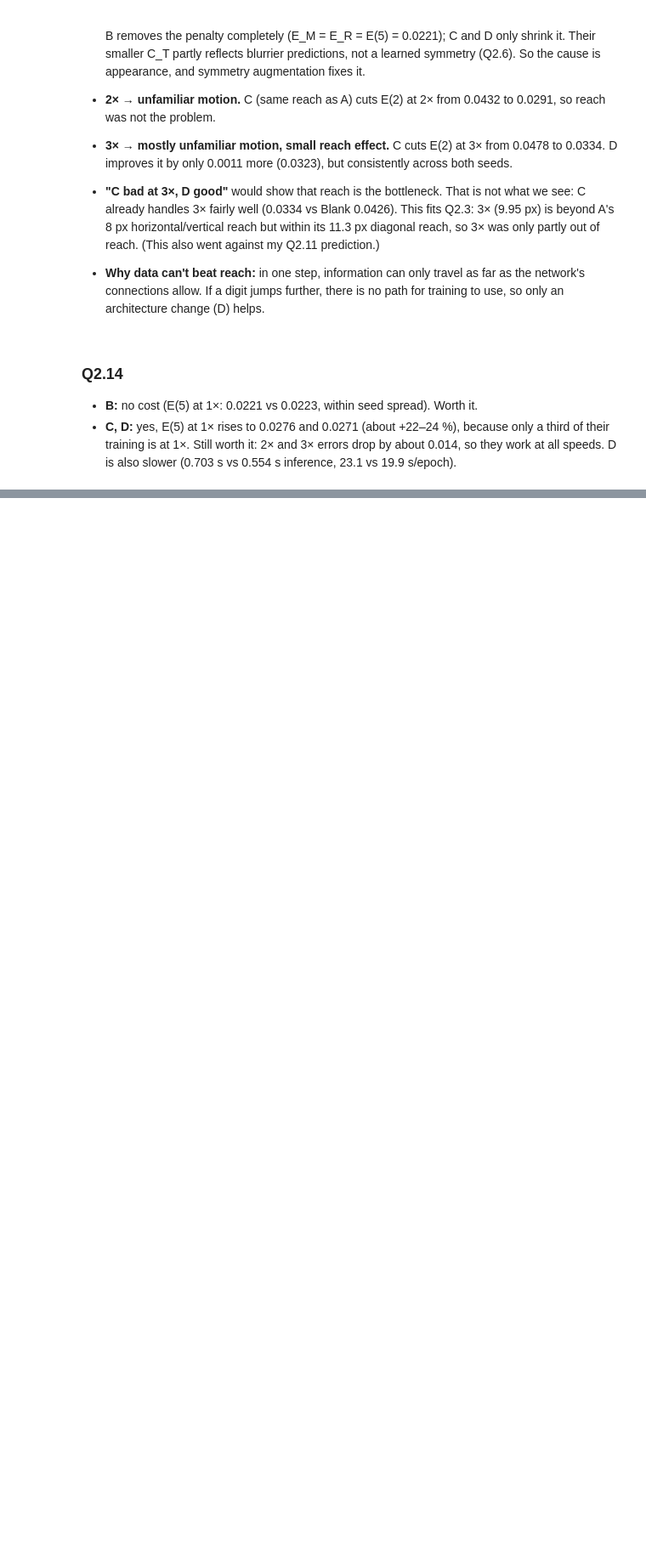
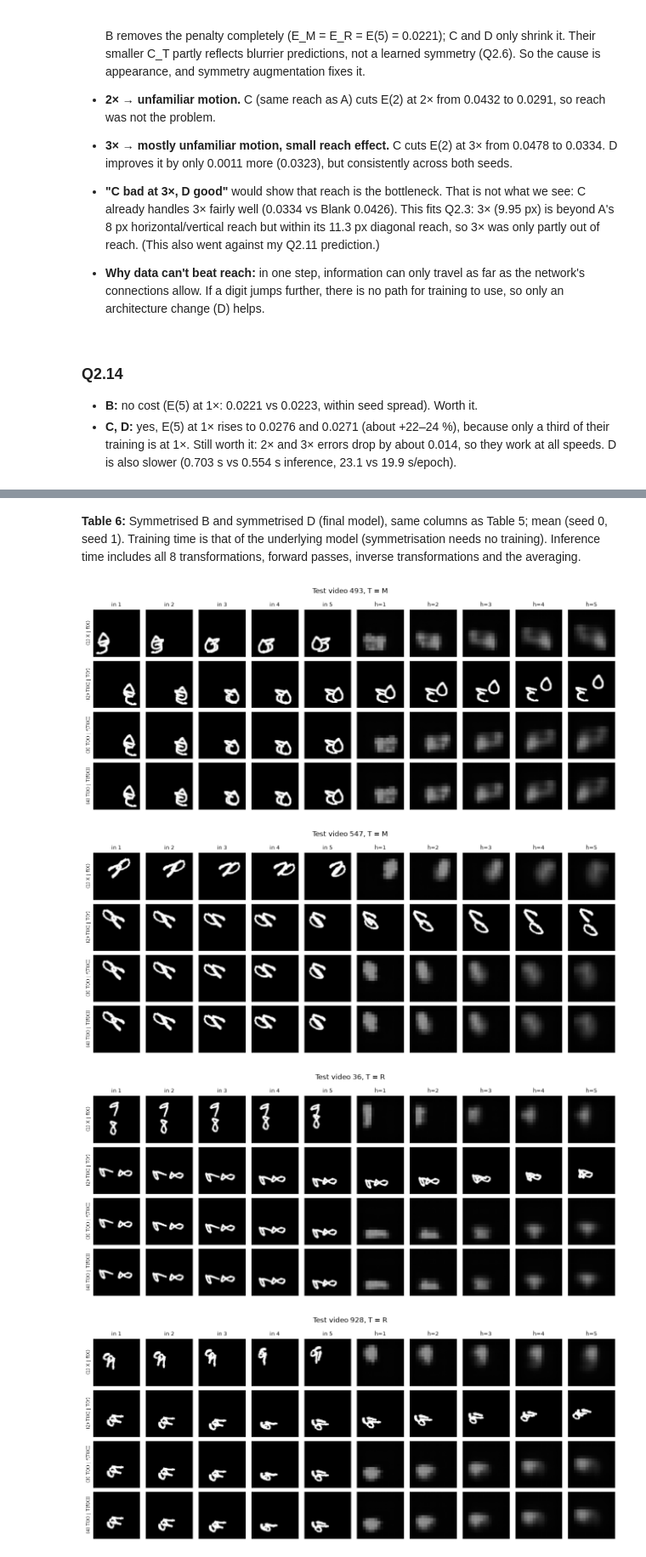
Before and after one commit to Ahmad-Gill/LUMS-Academics, a Jupyter notebook: Third Semester/Deep Learning For Time Space Grsph/Assignments/Assignment 2/Question2/25280065_Question_2.ipynb, the cells around one changed output, grey strips where cells are left out. Shown at 85% size. Cells and saved outputs as stored; diff of their text form; code cells hidden in the pictures; blank space fills up the shorter version.

Commit message:
Q2 Section 5: symmetrised models, Table 6, Figure 6, Q2.15-Q2.17

```diff
--- a/Third Semester/Deep Learning For Time Space Grsph/Assignments/Assignment 2/Question2/25280065_Question_2.ipynb
+++ b/Third Semester/Deep Learning For Time Space Grsph/Assignments/Assignment 2/Question2/25280065_Question_2.ipynb
@@ -933,0 +947,9 @@ table5
+# %%
+class Symmetrised(nn.Module):
+    def __init__(self, f):
+        super().__init__()
+        self.f = f
+    def forward(self, X):
+        return sum(g_inv(self.f(g(X))) for g, g_inv in zip(G, G_inv)) / 8
+
+sym = {(n, s): Symmetrised(loaded[(n, s)]).eval() for n in ["B", "D"] for s in [0, 1]}
@@ -933,0 +977,15 @@ table5
+# %% [markdown]
+**Table 6:** Symmetrised B and symmetrised D (final model), same columns as Table 5; mean (seed 0, seed 1).
+Training time is that of the underlying model (symmetrisation needs no training). Inference time includes all 8 transformations,
+forward passes, inverse transformations and the averaging.
+# %%
+final = sym[("D", 0)]
+for T, Tname, vids in [(mirror_T, "M", [493, 547]), (rotate_T, "R", [36, 928])]:
+    for v in vids:
+        plot_panel(final, v, T, Tname, f"figures/fig6a_{Tname}_{v}.png")
+        save_gif(final, v, T, Tname, f"figures/gifs/fig6a_{Tname}_{v}.gif")
+# %% [output]
+[figure, added]
+[figure, added]
+[figure, added]
+[figure, added]
```
Also changed, not shown: parts of 7 cells of this notebook, 9 other files.
